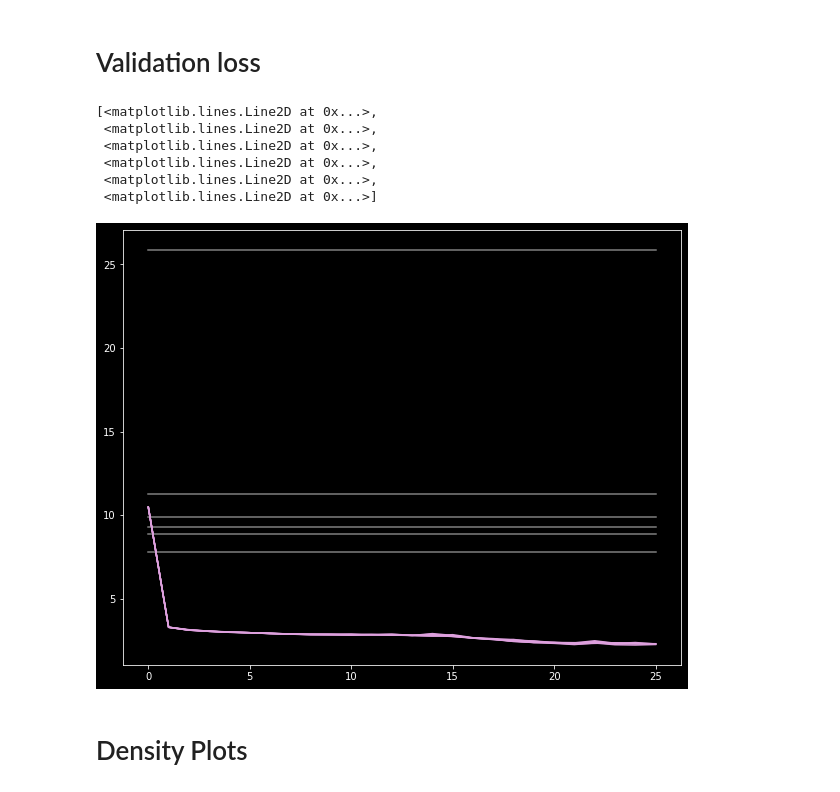
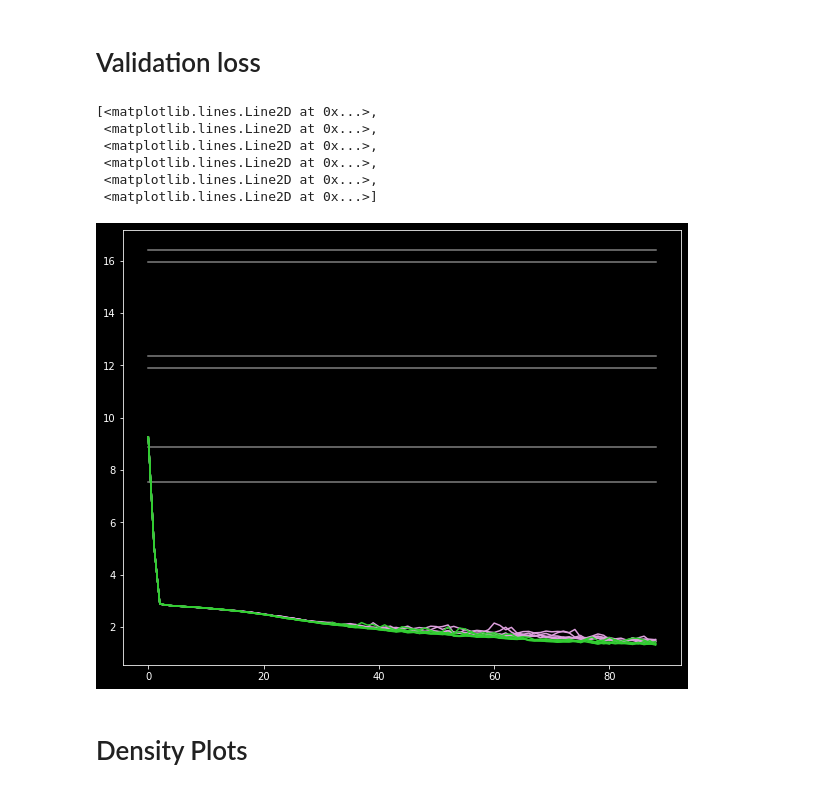
Before and after one commit to javieryu/nn_distributed_training, a Jupyter notebook: visualization/density_cadmm.ipynb, the cells around one changed output. Saved outputs shown, nothing was run; the diff lists cells and outputs as text; code cells hidden in the pictures.

```diff
--- a/visualization/density_cadmm.ipynb
+++ b/visualization/density_cadmm.ipynb
@@ -8,11 +8,11 @@ import numpy as np
 import networkx as nx
 import os
 # %%
-results_dir = "../results/2021-08-05_07-11_dist_dense_tuning3"
+results_dir = "../results/2021-08-09_06-49_dist_dense_v1"
 
-results1 = torch.load(os.path.join(results_dir, "rho_1_results.pt"), map_location=torch.device("cpu"))
-results2 = torch.load(os.path.join(results_dir, "rho_05_results.pt"), map_location=torch.device("cpu"))
-results3 = torch.load(os.path.join(results_dir, "rho_01_results.pt"), map_location=torch.device("cpu"))
+results1 = torch.load(os.path.join(results_dir, "config1_results.pt"), map_location=torch.device("cpu"))
+results2 = torch.load(os.path.join(results_dir, "config2_results.pt"), map_location=torch.device("cpu"))
+# results3 = torch.load(os.path.join(results_dir, "rho_01_results.pt"), map_location=torch.device("cpu"))
 results_solo = torch.load(os.path.join(results_dir, "solo_results.pt"), map_location=torch.device("cpu"))
 # %% [markdown]
 # Communication Graph
@@ -28,26 +28,26 @@ nx.draw_kamada_kawai(G, with_labels=True)
 # %%
 vl1 = torch.stack(results1["validation_loss"])
 vl2 = torch.stack(results2["validation_loss"])
-vl3 = torch.stack(results3["validation_loss"])
+#vl3 = torch.stack(results3["validation_loss"])
 
 (fig, ax) = plt.subplots(figsize=(10, 8))
 
 t = np.arange(vl1.shape[0])
 
 for i in results_solo.keys():
     ax.plot(t, results_solo[i]["validation_loss"] * np.ones_like(t), color="gray")
 
 ax.plot(vl1, color="plum")
-#ax.plot(vl2, color="limegreen")
+ax.plot(vl2, color="limegreen")
 #ax.plot(vl3, color="royalblue")
 #ax.set_yscale("log")
 # %% [output]
 [<matplotlib.lines.Line2D at 0x...>,
  <matplotlib.lines.Line2D at 0x...>,
  <matplotlib.lines.Line2D at 0x...>,
  <matplotlib.lines.Line2D at 0x...>,
  <matplotlib.lines.Line2D at 0x...>,
  <matplotlib.lines.Line2D at 0x...>]
-[figure, old version]
+[figure, new version]
 # %% [markdown]
 # Density Plots
```
Also changed, not shown: parts of 4 cells of this notebook, 2 other files.
